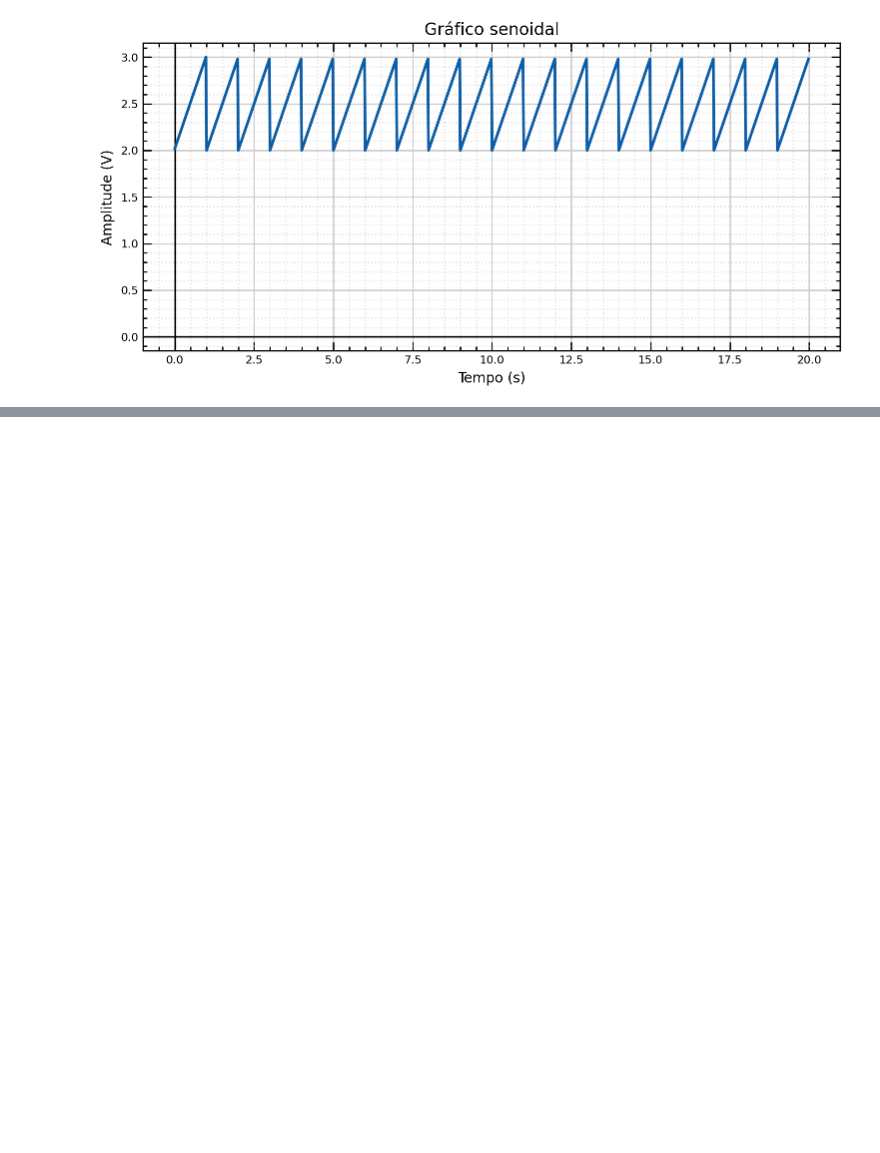
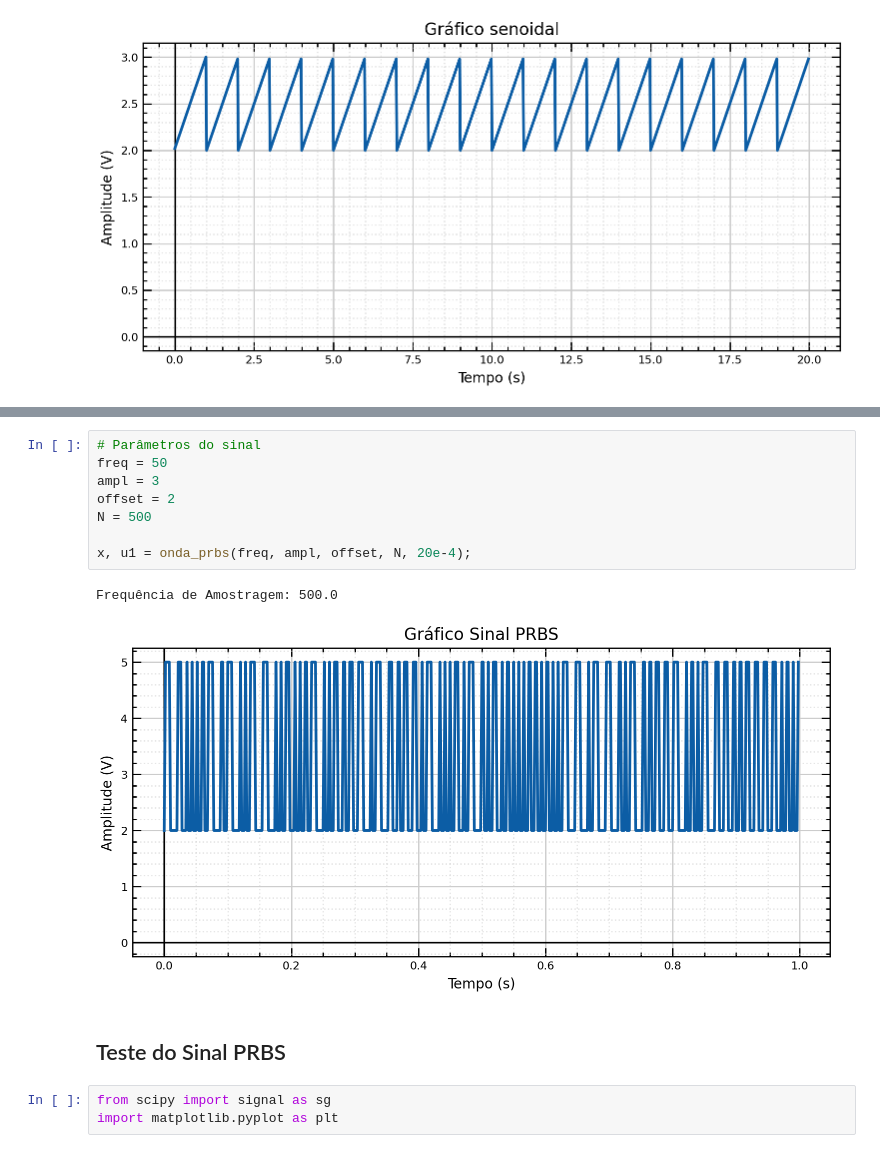
Before and after one commit to Oseiasdfarias/Projeto_Tcc_Oseias_Oficial, a Jupyter notebook: Identificacao_de_Sistemas/gerador_sinais/sinais.ipynb, the cells around one changed output, grey strips where cells are left out. Drawn from its saved outputs; the diff is of its cells as text; blank space fills up the shorter version.

```diff
--- a/Identificacao_de_Sistemas/gerador_sinais/sinais.ipynb
+++ b/Identificacao_de_Sistemas/gerador_sinais/sinais.ipynb
@@ -174,0 +218,16 @@ Frequência de Amostragem: 50.0
+# %%
+# Parâmetros do sinal
+freq = 50
+ampl = 3
+offset = 2
+N = 500
+
+x, u1 = onda_prbs(freq, ampl, offset, N, 20e-4);
+# %% [output]
+Frequência de Amostragem: 500.0
+[figure, added]
+# %% [markdown]
+## Teste do Sinal PRBS
+# %%
+from scipy import signal as sg
+import matplotlib.pyplot as plt
```
Also changed, not shown: parts of 11 cells of this notebook.
